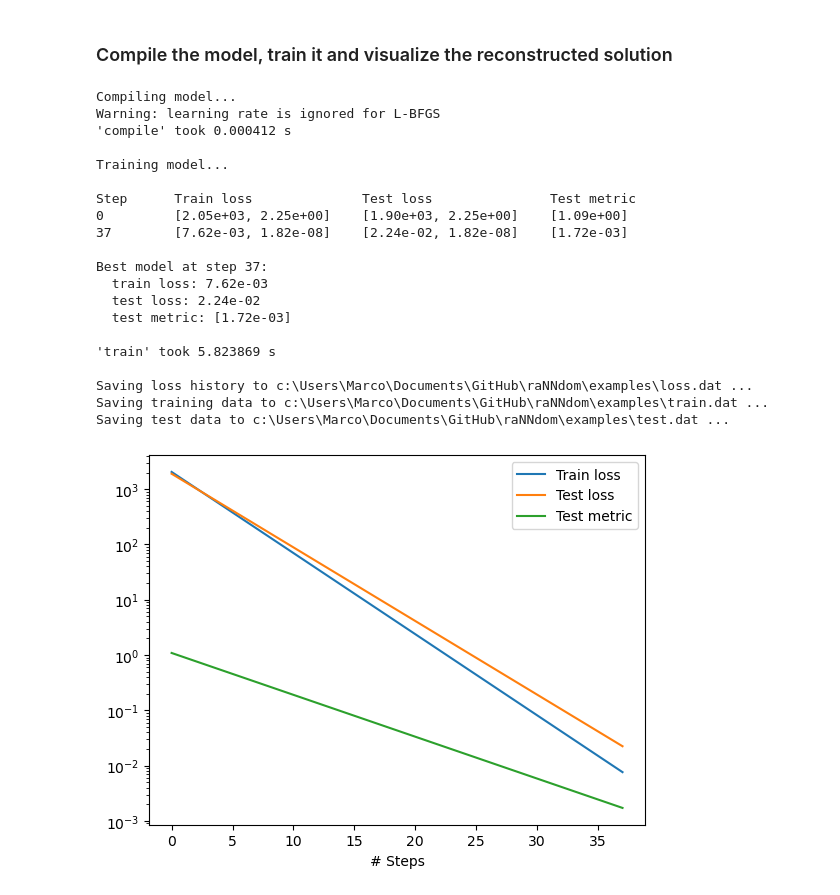
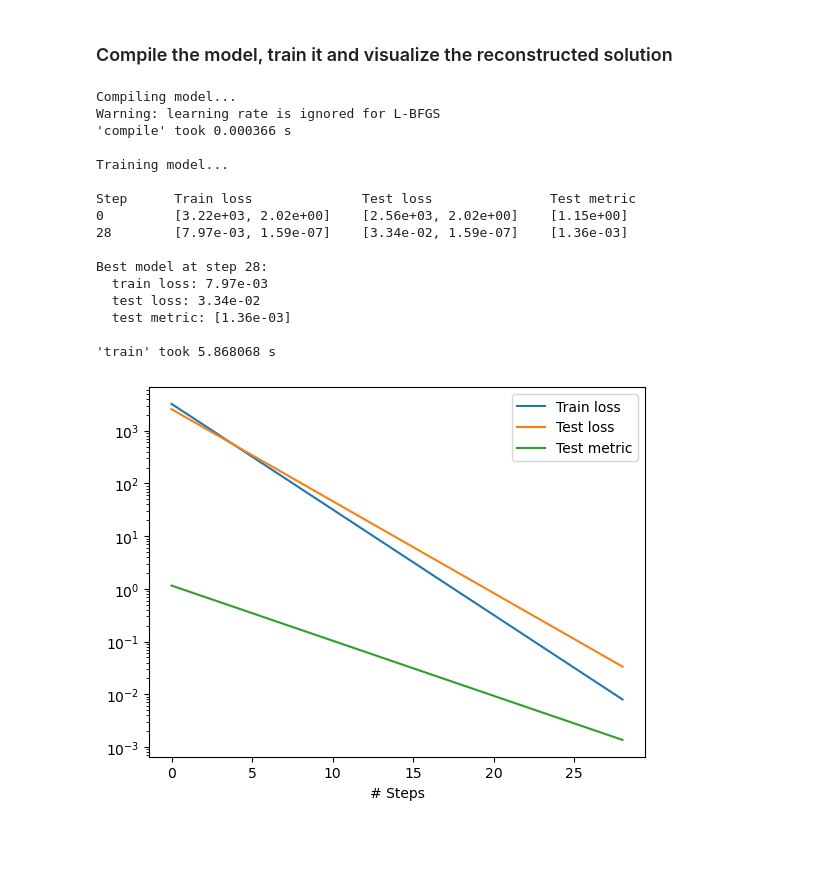
Before and after one commit to ZIB012/raNNdom_fork, a Jupyter notebook: examples/tutorial.ipynb, the cells around one changed output. Drawn from its saved outputs; the diff is of its cells as text; code cells hidden in the pictures; blank space fills up the shorter version.

```diff
--- a/examples/tutorial.ipynb
+++ b/examples/tutorial.ipynb
@@ -51,31 +51,27 @@ net = dde.nn.random_FNN(layer_size, activation, initializer, Rm=R, b=R)
 # %%
 model = dde.Model(data, net)
 
 model.compile("L-BFGS", lr=0.001, metrics=["l2 relative error"], loss_weights=1)
 
 losshistory, train_state = model.train(iterations=50000)
 
-dde.saveplot(losshistory, train_state, issave=True, isplot=True)
+dde.saveplot(losshistory, train_state, issave=False, isplot=True)
 # %% [output]
 Compiling model...
 Warning: learning rate is ignored for L-BFGS
-'compile' took 0.000412 s
+'compile' took 0.000366 s
 
 Training model...
 
 Step      Train loss              Test loss               Test metric
-0         [2.05e+03, 2.25e+00]    [1.90e+03, 2.25e+00]    [1.09e+00]
-37        [7.62e-03, 1.82e-08]    [2.24e-02, 1.82e-08]    [1.72e-03]
+0         [3.22e+03, 2.02e+00]    [2.56e+03, 2.02e+00]    [1.15e+00]
+28        [7.97e-03, 1.59e-07]    [3.34e-02, 1.59e-07]    [1.36e-03]
 
-Best model at step 37:
-  train loss: 7.62e-03
-  test loss: 2.24e-02
-  test metric: [1.72e-03]
+Best model at step 28:
+  train loss: 7.97e-03
+  test loss: 3.34e-02
+  test metric: [1.36e-03]
 
-'train' took 5.823869 s
-
-Saving loss history to c:\Users\Marco\Documents\GitHub\raNNdom\examples\loss.dat ...
-Saving training data to c:\Users\Marco\Documents\GitHub\raNNdom\examples\train.dat ...
-Saving test data to c:\Users\Marco\Documents\GitHub\raNNdom\examples\test.dat ...
+'train' took 5.868068 s
-[figure, old version]
+[figure, new version]
 [figure]
```
Also changed, not shown: 6 other files.
